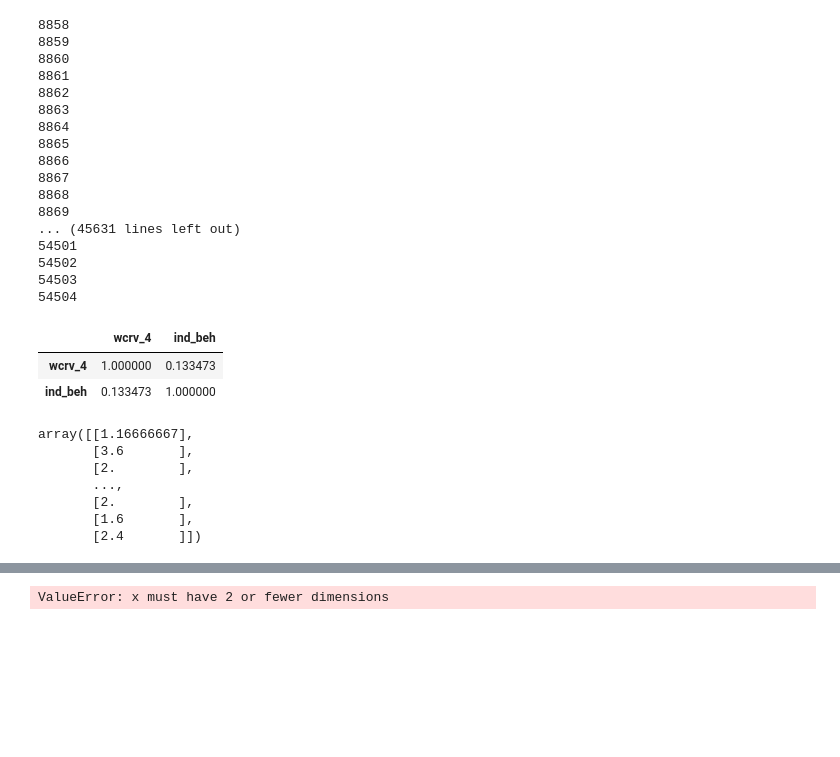
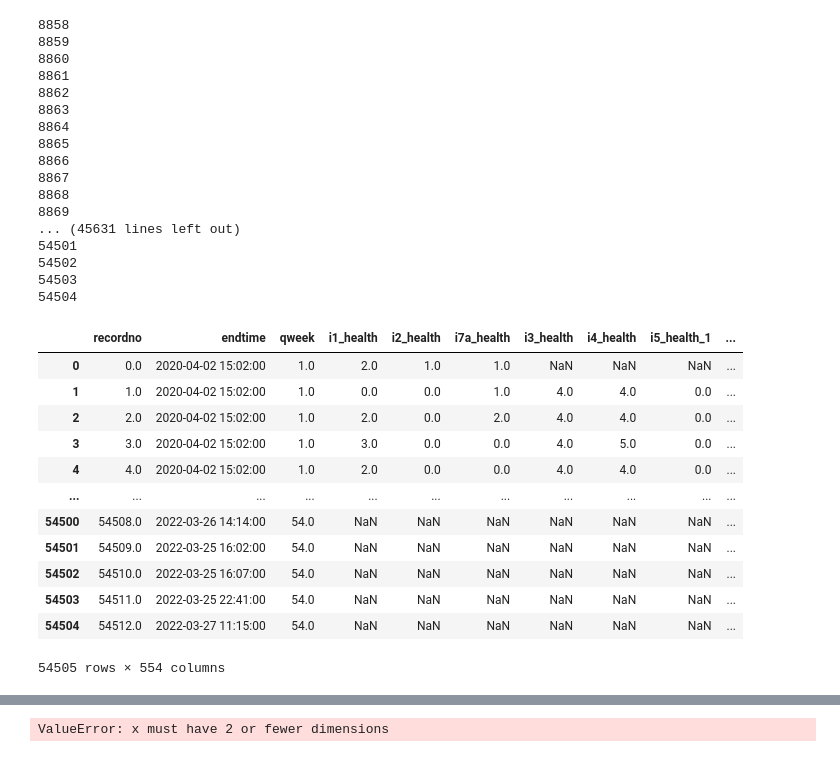
Before and after one commit to sevenbanisch/hackthon_yougov_data, a Jupyter notebook: hackathon/Joris/Untitled.ipynb, the cells around one changed output, grey strips where cells are left out. Cells and saved outputs as stored; diff of their text form; code cells hidden in the pictures; blank space fills up the shorter version.

```diff
--- a/hackathon/Joris/Untitled.ipynb
+++ b/hackathon/Joris/Untitled.ipynb
@@ -191,12 +191,22 @@ cdf = combine_into_one(['i12_health_29', 'i12_health_27', 'i12_health_1', 'i12_h
 54502
 54503
 54504
-# %%
-cdf[['wcrv_4','ind_beh']].dropna(how='any').corr()
-# %% [output]
-|  | wcrv_4 | ind_beh |
-| wcrv_4 | 1.000000 | 0.133473 |
-| ind_beh | 0.133473 | 1.000000 |
+# %%
+cdf
+# %% [output]
+|  | recordno | endtime | qweek | i1_health | i2_health | i7a_health | i3_health | i4_health | i5_health_1 | ... |
+| 0 | 0.0 | 2020-04-02 15:02:00 | 1.0 | 2.0 | 1.0 | 1.0 | NaN | NaN | NaN | ... |
+| 1 | 1.0 | 2020-04-02 15:02:00 | 1.0 | 0.0 | 0.0 | 1.0 | 4.0 | 4.0 | 0.0 | ... |
+| 2 | 2.0 | 2020-04-02 15:02:00 | 1.0 | 2.0 | 0.0 | 2.0 | 4.0 | 4.0 | 0.0 | ... |
+| 3 | 3.0 | 2020-04-02 15:02:00 | 1.0 | 3.0 | 0.0 | 0.0 | 4.0 | 5.0 | 0.0 | ... |
+| 4 | 4.0 | 2020-04-02 15:02:00 | 1.0 | 2.0 | 0.0 | 0.0 | 4.0 | 4.0 | 0.0 | ... |
+| ... | ... | ... | ... | ... | ... | ... | ... | ... | ... | ... |
+| 54500 | 54508.0 | 2022-03-26 14:14:00 | 54.0 | NaN | NaN | NaN | NaN | NaN | NaN | ... |
+| 54501 | 54509.0 | 2022-03-25 16:02:00 | 54.0 | NaN | NaN | NaN | NaN | NaN | NaN | ... |
+| 54502 | 54510.0 | 2022-03-25 16:07:00 | 54.0 | NaN | NaN | NaN | NaN | NaN | NaN | ... |
+| 54503 | 54511.0 | 2022-03-25 22:41:00 | 54.0 | NaN | NaN | NaN | NaN | NaN | NaN | ... |
+| 54504 | 54512.0 | 2022-03-27 11:15:00 | 54.0 | NaN | NaN | NaN | NaN | NaN | NaN | ... |
+54505 rows × 554 columns
 # %%
 question1 = 'wcrv_4'
 
@@ -214,16 +224,6 @@ cdf4 = cdf4.loc[cdf4[question1] == 4].dropna(how='any')
 
 #cdf5 = cdf[[question1,name_of_index]]
 #cdf5 = cdf5.loc[cdf5[question1] == 5]
-# %%
-np.asarray(cdf2[['ind_beh']])
-# %% [output]
-array([[1.16666667],
-       [3.6       ],
-       [2.        ],
-       ...,
-       [2.        ],
-       [1.6       ],
-       [2.4       ]])
 # %%
 counts, bins = np.histogram(np.asarray(cdf1[[name_of_index]]), density = True)
 plt.stairs(counts, bins, label='I am very scared', linewidth =2, alpha=0.7)
```
Also changed, not shown: parts of 1 cell of this notebook, 1 other file.
